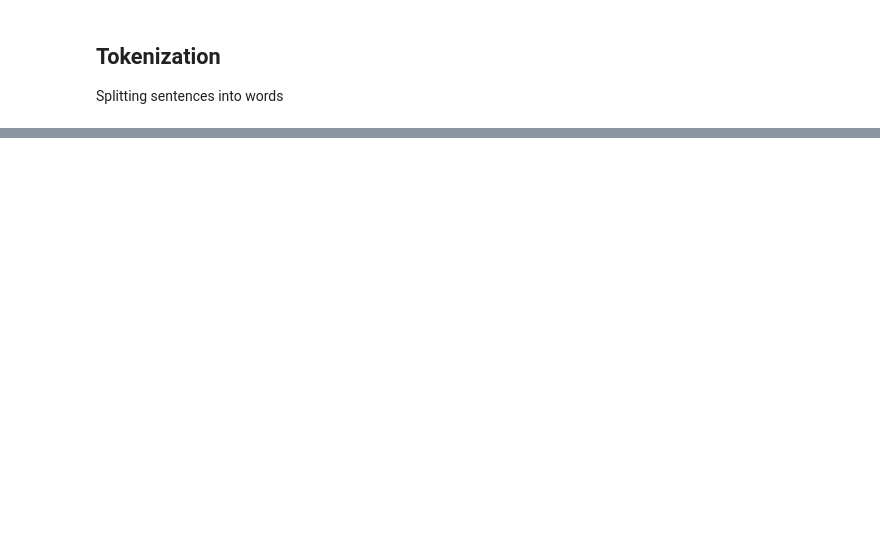
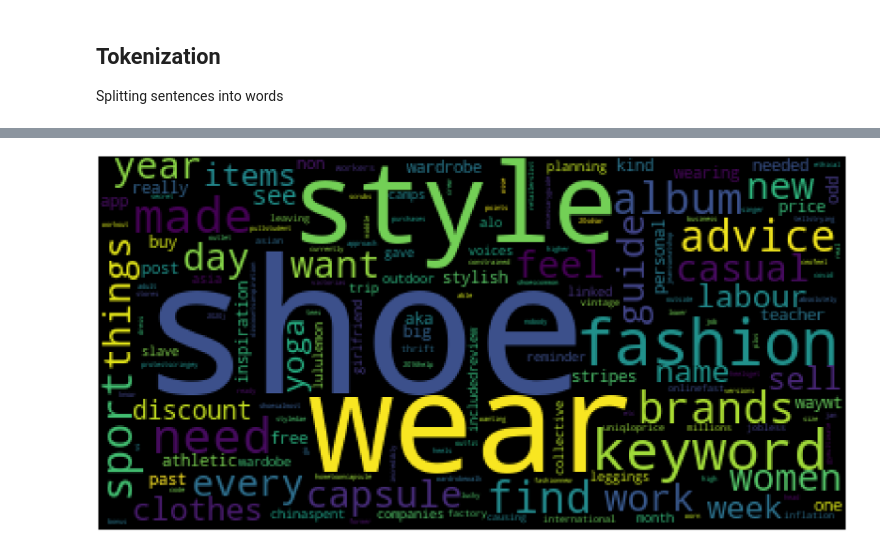
Before and after one commit to KarinaLopez19/snub_the_pearl, a Jupyter notebook: scripts/preprocessing/preprocessing_nlp_text.ipynb, the cells around one changed output, grey strips where cells are left out. Cells and saved outputs as stored; diff of their text form; code cells hidden in the pictures; blank space fills up the shorter version.

```diff
--- a/scripts/preprocessing/preprocessing_nlp_text.ipynb
+++ b/scripts/preprocessing/preprocessing_nlp_text.ipynb
@@ -204,0 +459,5 @@ https://stackoverflow.com/questions/55934510/fastest-way-to-replace-part-of-a-st
+# %%
+nike_wc = WordCloud().generate(''.join(nike_df['title_preprocessed']))
+plot_cloud(nike_wc)
+# %% [output]
+[figure, added]
```
Also changed, not shown: parts of 62 cells of this notebook.
